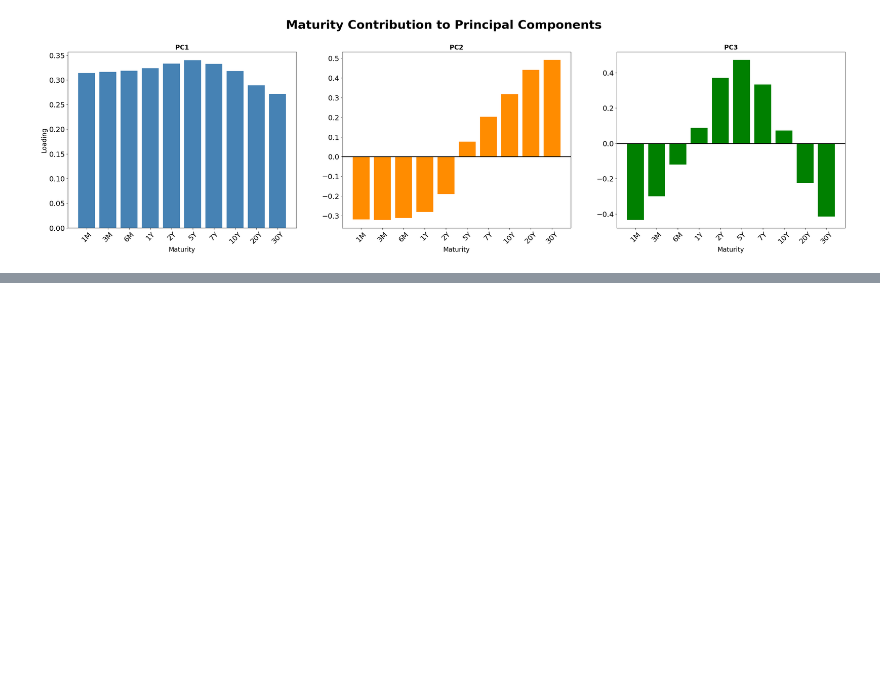
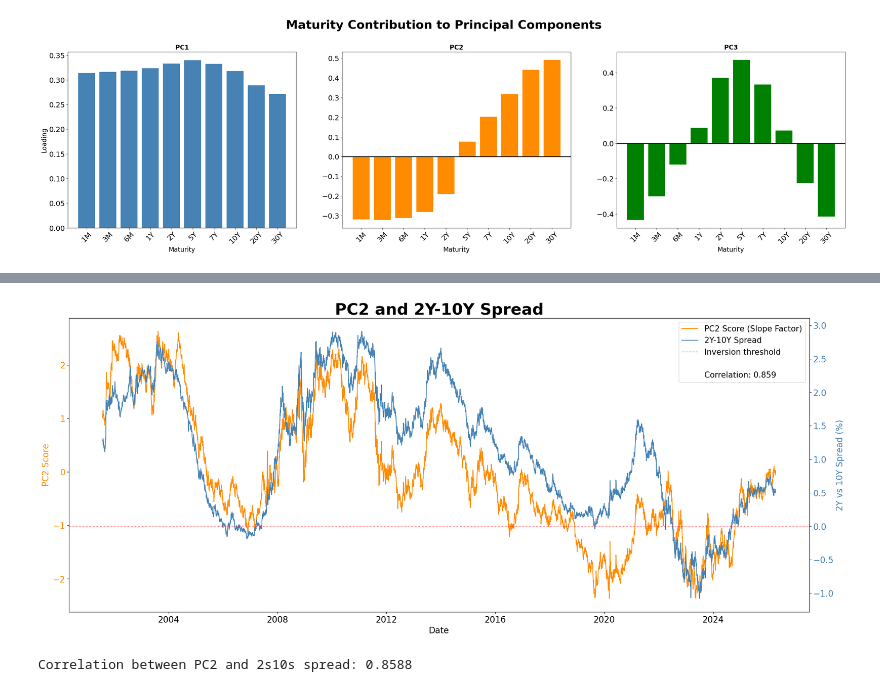
Before and after one commit to SahilB21/yieldcurvepca, a Jupyter notebook: yield_curve_analysis.ipynb, the cells around one changed output, grey strips where cells are left out. Saved outputs shown, nothing was run; the diff lists cells and outputs as text; code cells hidden in the pictures; blank space fills up the shorter version.

Commit message:
Made a graph to see the correlation between the 2Y10Y spread and the PC2 score

```diff
--- a/yield_curve_analysis.ipynb
+++ b/yield_curve_analysis.ipynb
@@ -329,0 +330,41 @@ plot_pc_scores(pc_scores)
+# %%
+def plot_slope_vs_spread(pc_scores, spread):
+    combined = pd.DataFrame({
+        'pc2slope': pc_scores['PC2'],
+        '2vs10spread': spread
+    }).dropna()
+
+    corr = combined['pc2slope'].corr(combined['2vs10spread'])
+
+    fig, ax1 = plt.subplots(figsize=(25, 10))
+
+    ax1.plot(combined.index, combined['pc2slope'], color='darkorange', linewidth=1.5, label='PC2 Score (Slope Factor)')
+    ax1.set_ylabel('PC2 Score', color='darkorange', fontsize=16)
+    ax1.tick_params(axis='y', labelcolor='darkorange')
+
+    ax2 = ax1.twinx()
+    ax2.plot(combined.index, combined['2vs10spread'], color='steelblue', linewidth=1.5, label='2Y-10Y Spread')
+    ax2.set_ylabel('2Y vs 10Y Spread (%)', color='steelblue', fontsize=16)
+    ax2.tick_params(axis='y', labelcolor='steelblue')
+    ax2.axhline(0, color='red', linestyle=':', linewidth=1, label='Inversion threshold')
+
+    ax1.set_title(f'PC2 and 2Y-10Y Spread', fontsize=30, fontweight='bold')
+    ax1.set_xlabel('Date', fontsize=16)
+    ax1.tick_params(axis='both', labelsize=16)
+    ax2.tick_params(axis='both', labelsize=16)
+
+    handles1, labels1 = ax1.get_legend_handles_labels()
+    handles2, labels2 = ax2.get_legend_handles_labels()
+    corr_entry = Patch(facecolor='none', edgecolor='none', label=f'Correlation: {corr:.3f}')
+    spacer = Patch(facecolor='none', edgecolor='none', label='')
+    ax1.legend(handles1 + handles2 + [spacer, corr_entry], labels1 + labels2 + ['', f'Correlation: {corr:.3f}'], loc='upper right', fontsize=15)
+
+    plt.savefig('slope_vs_spread.png', dpi=150)
+    plt.show()
+    print(f"Correlation between PC2 and 2s10s spread: {corr:.4f}")
+
+
+plot_slope_vs_spread(pc_scores, shortvslongspread)
+# %% [output]
+[figure, added]
+Correlation between PC2 and 2s10s spread: 0.8588
```
Also changed, not shown: parts of 1 cell of this notebook, 8 other files.
